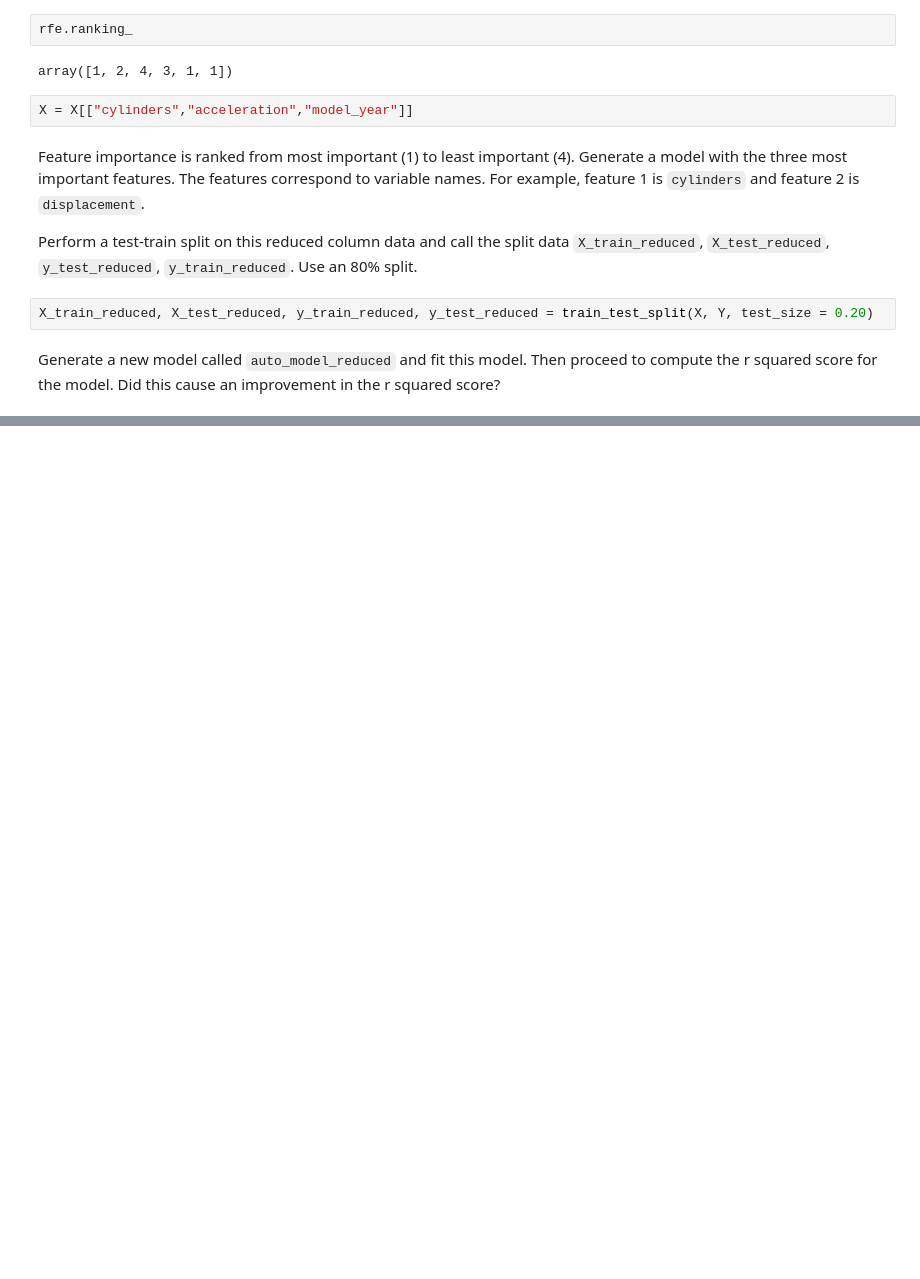
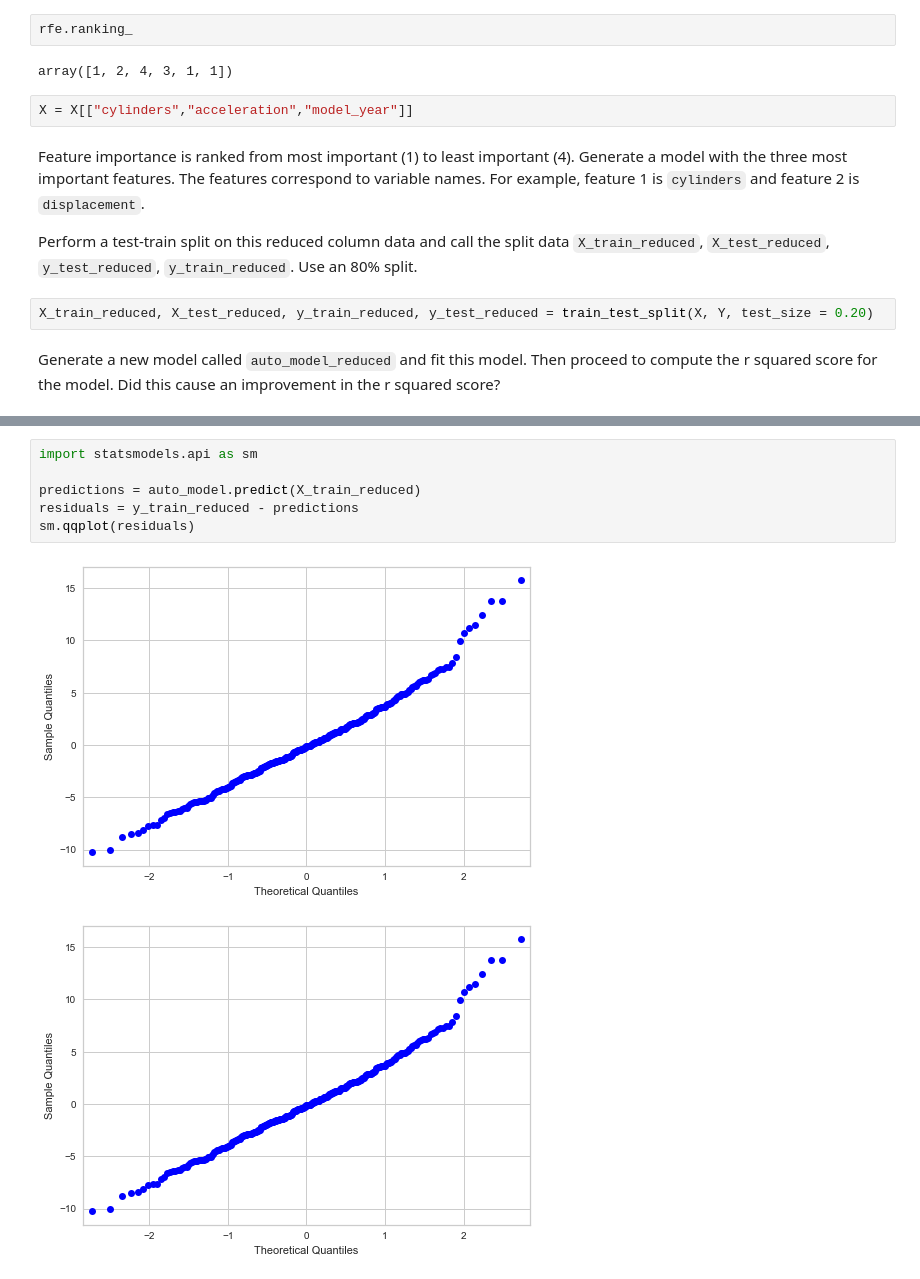
Before and after one commit to cabulut/data-pt-ber-08-20, a Jupyter notebook: Labs/module-3_labs/01_intro-ml/02_lab-intro-to-sklearn/your-code/main.ipynb, the cells around one changed output, grey strips where cells are left out. Cells and saved outputs as stored; diff of their text form; blank space fills up the shorter version.

```diff
--- a/Labs/module-3_labs/01_intro-ml/02_lab-intro-to-sklearn/your-code/main.ipynb
+++ b/Labs/module-3_labs/01_intro-ml/02_lab-intro-to-sklearn/your-code/main.ipynb
@@ -314,0 +324,9 @@ r2_score(y_test_reduced, y_pred)
+# %%
+import statsmodels.api as sm
+
+predictions = auto_model.predict(X_train_reduced)
+residuals = y_train_reduced - predictions
+sm.qqplot(residuals)
+# %% [output]
+[figure, added]
+[figure, added]
```
Also changed, not shown: parts of 8 cells of this notebook, 10 other files.
